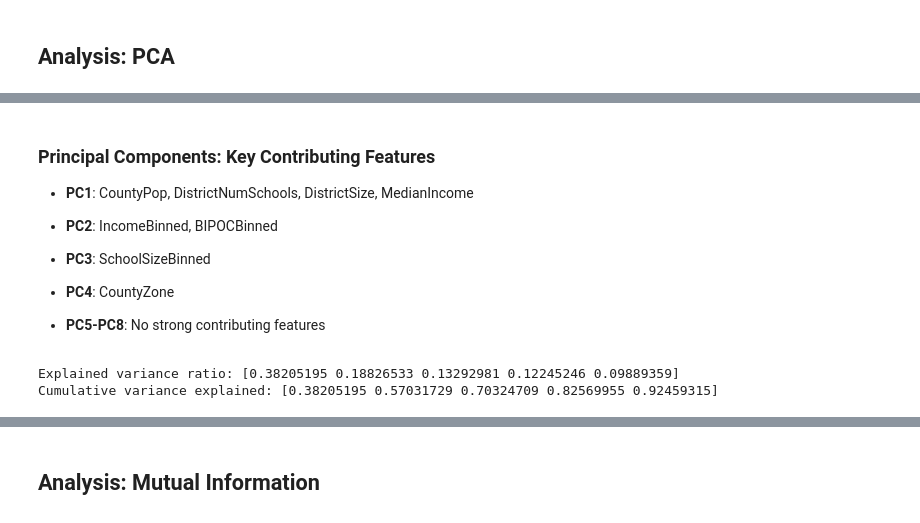
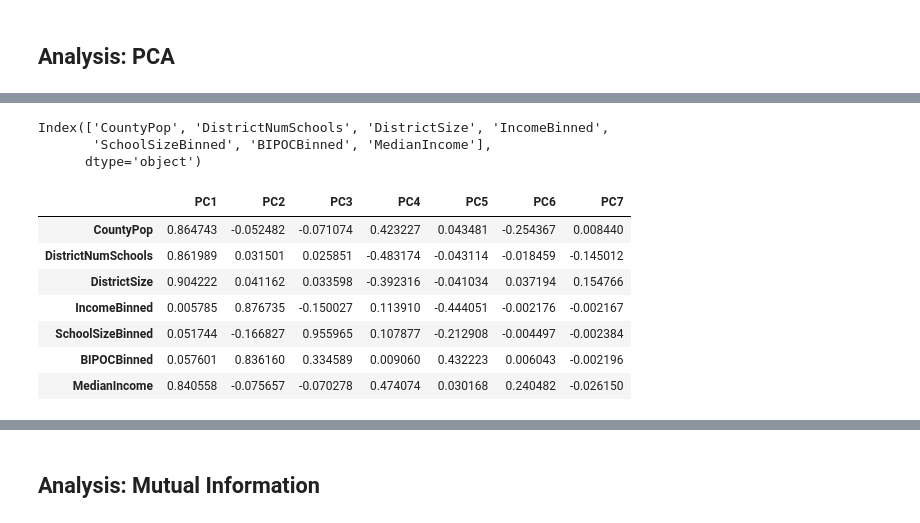
Before and after one commit to brinkbrink/WA_CS_v2, a Jupyter notebook: SchoolAnalysis.ipynb, the cells around one changed output, grey strips where cells are left out. Drawn from its saved outputs; the diff is of its cells as text; code cells hidden in the pictures.

```diff
--- a/SchoolAnalysis.ipynb
+++ b/SchoolAnalysis.ipynb
@@ -735,22 +711,20 @@ loading_matrix
-# %% [markdown]
-### Principal Components: Key Contributing Features
-* **PC1**: CountyPop, DistrictNumSchools, DistrictSize, MedianIncome
-
-* **PC2**: IncomeBinned, BIPOCBinned
-
-* **PC3**: SchoolSizeBinned
-
-* **PC4**: CountyZone
-
-* **PC5-PC8**: No strong contributing features
-# %%
-# Fit PCA
-pca = PCA(n_components=5)  # Set desired number of components
-X_pca = pca.fit_transform(X_scaled)
-
-# Explained variance ratio
-print("Explained variance ratio:", pca.explained_variance_ratio_)
-print("Cumulative variance explained:", pca.explained_variance_ratio_.cumsum())
-# %% [output]
-Explained variance ratio: [0.38205195 0.18826533 0.13292981 0.12245246 0.09889359]
-Cumulative variance explained: [0.38205195 0.57031729 0.70324709 0.82569955 0.92459315]
+# %%
+X_to_scale.columns
+# %% [output]
+Index(['CountyPop', 'DistrictNumSchools', 'DistrictSize', 'IncomeBinned',
+       'SchoolSizeBinned', 'BIPOCBinned', 'MedianIncome'],
+      dtype='object')
+# %%
+feature_names = X_to_scale.columns
+loadings = pca.components_.T * np.sqrt(pca.explained_variance_)
+loading_matrix = pd.DataFrame(loadings, columns=['PC1', 'PC2', 'PC3', 'PC4', 'PC5', 'PC6', 'PC7'], index=feature_names)
+loading_matrix
+# %% [output]
+|  | PC1 | PC2 | PC3 | PC4 | PC5 | PC6 | PC7 |
+| CountyPop | 0.864743 | -0.052482 | -0.071074 | 0.423227 | 0.043481 | -0.254367 | 0.008440 |
+| DistrictNumSchools | 0.861989 | 0.031501 | 0.025851 | -0.483174 | -0.043114 | -0.018459 | -0.145012 |
+| DistrictSize | 0.904222 | 0.041162 | 0.033598 | -0.392316 | -0.041034 | 0.037194 | 0.154766 |
+| IncomeBinned | 0.005785 | 0.876735 | -0.150027 | 0.113910 | -0.444051 | -0.002176 | -0.002167 |
+| SchoolSizeBinned | 0.051744 | -0.166827 | 0.955965 | 0.107877 | -0.212908 | -0.004497 | -0.002384 |
+| BIPOCBinned | 0.057601 | 0.836160 | 0.334589 | 0.009060 | 0.432223 | 0.006043 | -0.002196 |
+| MedianIncome | 0.840558 | -0.075657 | -0.070278 | 0.474074 | 0.030168 | 0.240482 | -0.026150 |
```
Also changed, not shown: parts of 19 cells of this notebook.
